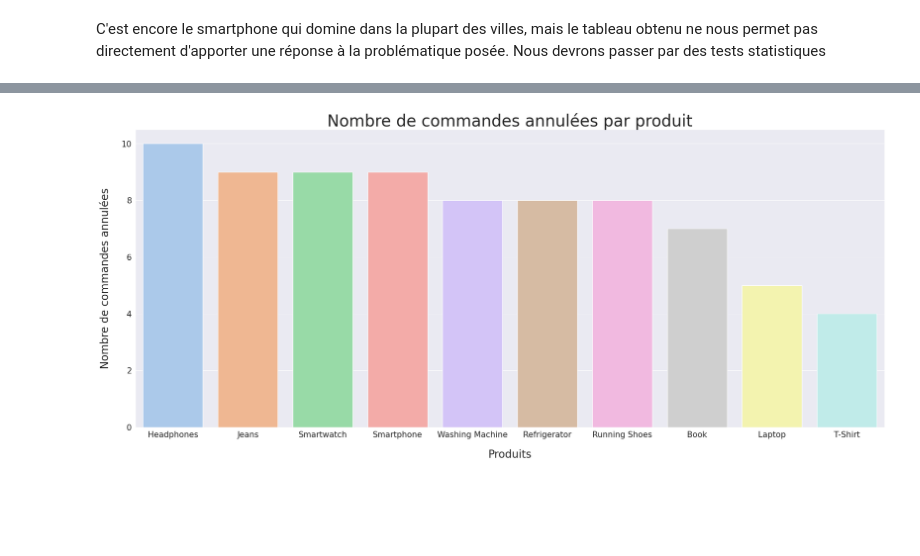
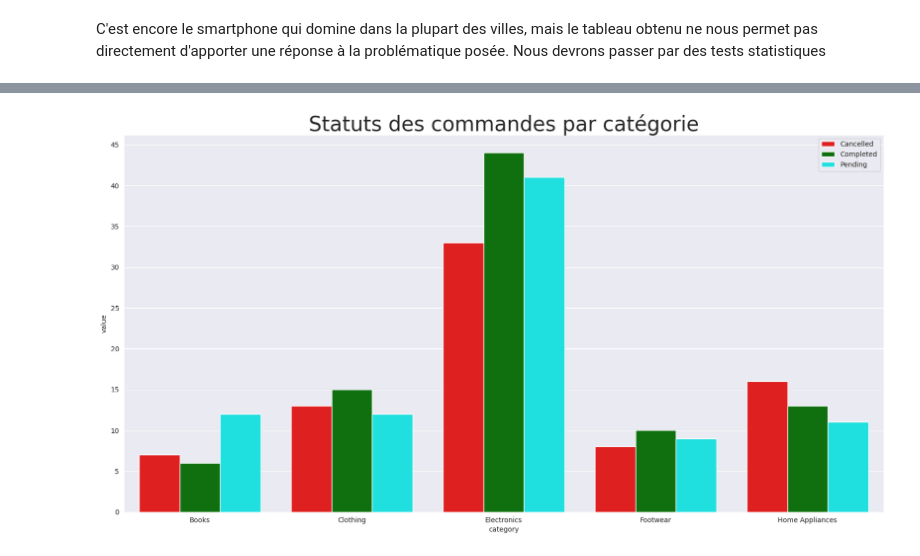
Before and after one commit to chanwinharold/Amazon_Sales, a Jupyter notebook: notebooks/02_exploratory_analysis.ipynb, the cells around one changed output, grey strips where cells are left out. Drawn from its saved outputs; the diff is of its cells as text; code cells hidden in the pictures; blank space fills up the shorter version.

```diff
--- a/notebooks/02_exploratory_analysis.ipynb
+++ b/notebooks/02_exploratory_analysis.ipynb
@@ -449,10 +446,16 @@ product_cancelled
-# %%
-plt.figure(figsize=(25, 10))
-plt.title("Nombre de commandes annulées par produit", fontsize=30)
-plt.xlabel("Produits", fontsize=20, labelpad=20); plt.ylabel("Nombre de commandes annulées", fontsize=20, labelpad=20)
-plt.tick_params(labelsize=15)
-
-sns.barplot(data=product_cancelled, x='product', y='Nbr_cancelled',  hue='product', palette='pastel')
-plt.show()
-# %% [output]
-[figure, removed]
+# %%
+# Regroupons par statut d'annulation
+data_cancelled = data.pivot_table(index='category', columns=data['status'], values='status', aggfunc='count')
+data_cancelled.reset_index(inplace=True)
+data_cancelled = data_cancelled.melt(id_vars='category', var_name='statut', value_vars=data_cancelled)
+
+# Visualisation
+plt.figure(figsize=(20, 10))
+plt.title("Statuts des commandes par catégorie", fontsize=30)
+plt.yticks(np.arange(0, 50, 5))
+
+sns.barplot(data_cancelled, x='category', y='value', hue='statut', palette=['red', 'green', 'cyan'])
+plt.legend()
+plt.show()
+# %% [output]
+[figure, added]
```
Also changed, not shown: parts of 39 cells of this notebook.
